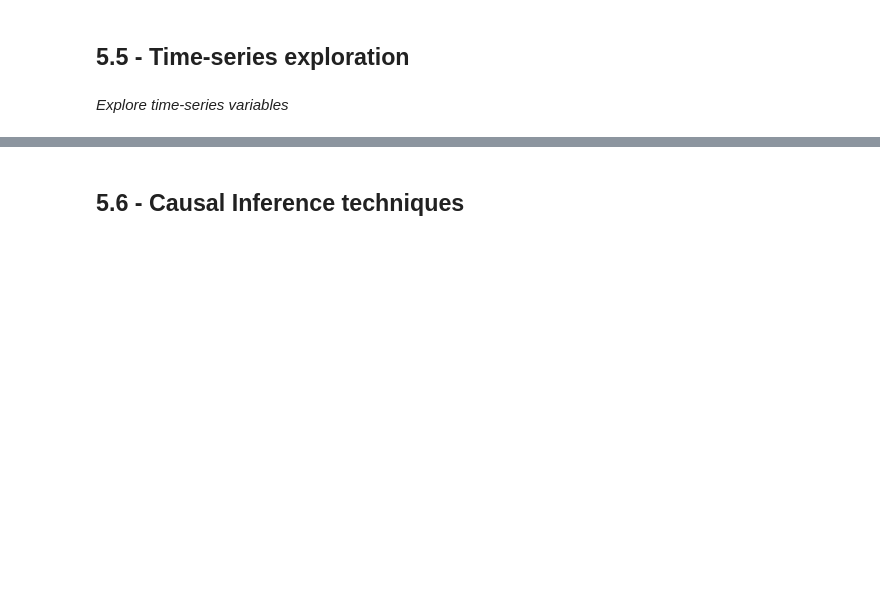
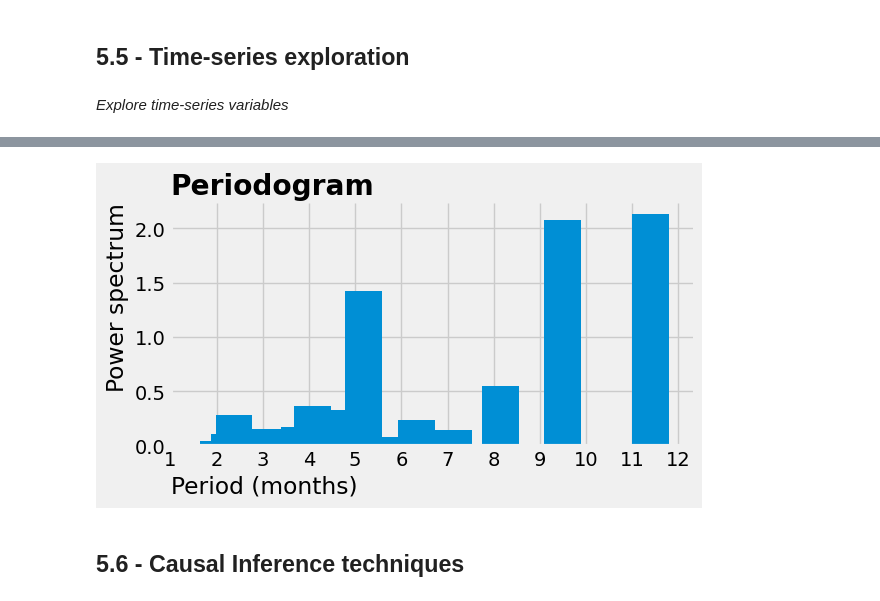
Before and after one commit to OmdenaAI/sao-paulo-chapter-passenger-demand, a Jupyter notebook: src/tasks/task_3_model_training_validation/ds_gustavo_cunha/0.0_gustavo-cunha_first_iteration.ipynb, the cells around one changed output, grey strips where cells are left out. Drawn from its saved outputs; the diff is of its cells as text; code cells hidden in the pictures; blank space fills up the shorter version.

```diff
--- a/src/tasks/task_3_model_training_validation/ds_gustavo_cunha/0.0_gustavo-cunha_first_iteration.ipynb
+++ b/src/tasks/task_3_model_training_validation/ds_gustavo_cunha/0.0_gustavo-cunha_first_iteration.ipynb
@@ -741,3 +896,38 @@ plt.yticks( rotation = 0 );
+# %%
+# calculate periodogram
+#   frequency: Array of sample frequencies.
+#   spectrum: Power spectral density or power spectrum of x.
+frequencies, power_spectrum = periodogram(
+    x=df_line["total_millions"].values,
+    fs=1,
+    detrend="linear", # how to detrend each segment
+    scaling='spectrum', # power spectral density -> Pxx has units of V**2
+)
+
+# as f = 1 / T and we have date in monthly basis and want to check periodogram up to yearly basis
+periods = 1 / frequencies
+
+
+# define max period for periodogram
+max_period = 12
+# create a filtering mask based on max_period
+mask = periods <= max_period
+# filter periods and power_spectrum with mask
+periods = periods[mask]
+power_spectrum = power_spectrum[mask]
+
+# define plot figure
+plt.figure(figsize=(6, 3))
+# plot periodogram
+plt.bar(x=periods, height=power_spectrum)
+#plt.step(periods, power_spectrum)
+# define plot details
+plt.xticks([*range(1, max_period+1)])
+plt.title("Periodogram")
+plt.xlabel("Period (months)")
+plt.ylabel("Power spectrum");
+# %% [output]
+[figure, added]
 # %% [markdown]
 ## 5.6 - Causal Inference techniques
 # %% [markdown]
```
Also changed, not shown: parts of 6 cells of this notebook.
